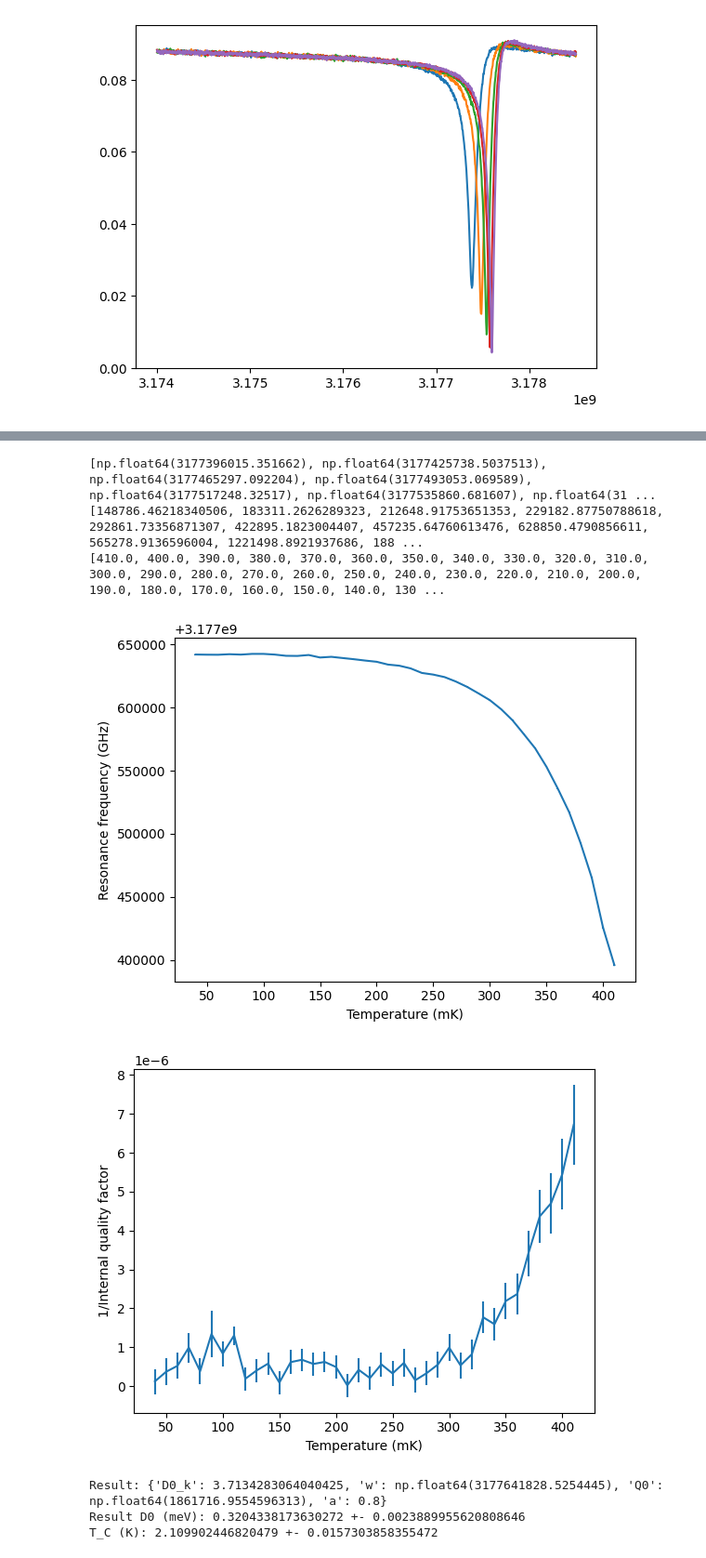
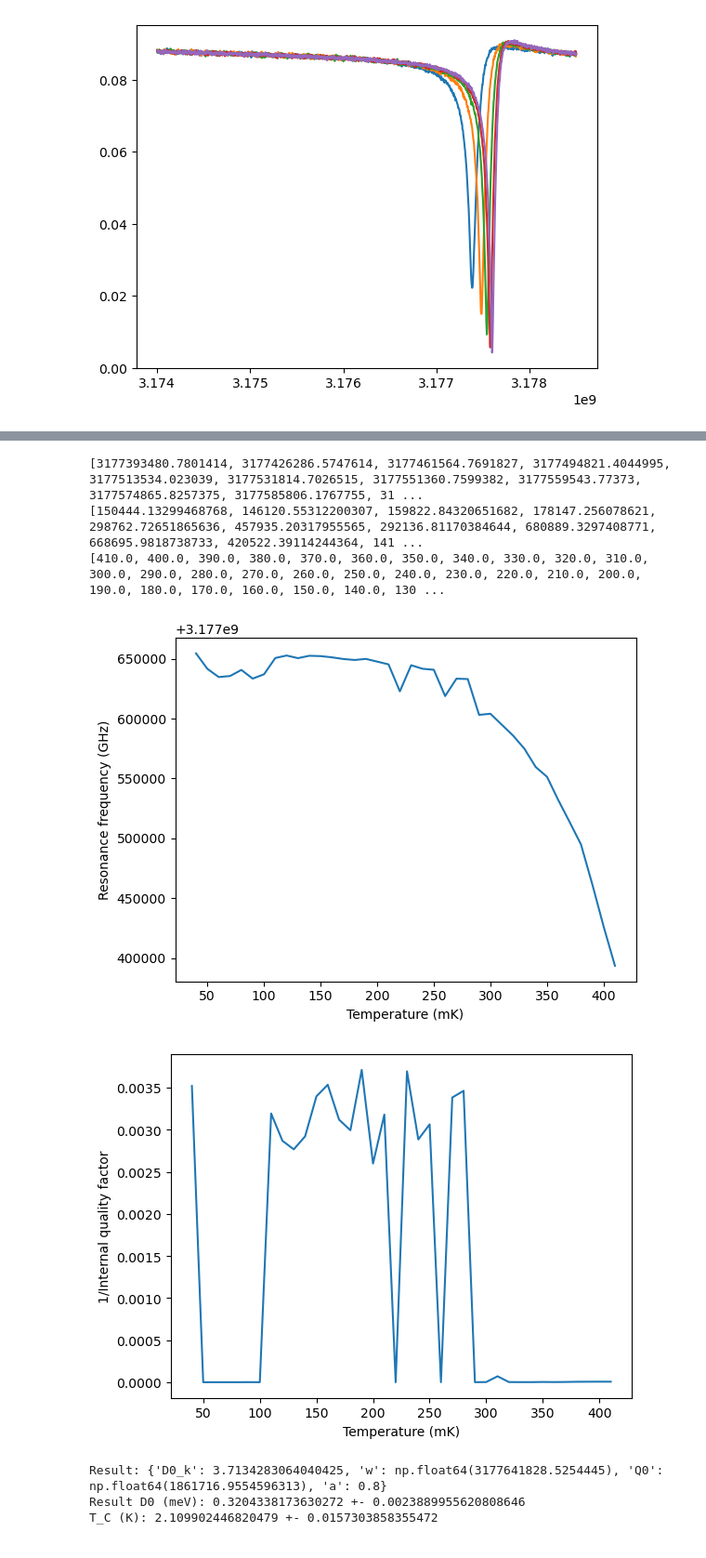
Before and after one commit to biqute/QTLab2425, a Jupyter notebook: IRdetection/Analysis/fitting_resonances_gap.ipynb, the cells around one changed output, grey strips where cells are left out. Shown at 93% size. Saved outputs shown, nothing was run; the diff lists cells and outputs as text; code cells hidden in the pictures.

```diff
--- a/IRdetection/Analysis/fitting_resonances_gap.ipynb
+++ b/IRdetection/Analysis/fitting_resonances_gap.ipynb
@@ -56,6 +66,8 @@ result_fr = []
 err_fr = []
 result_Qi = []
 err_Qi = []
+result_Qt = []
+result_Qc = []
 
 initial_guess = {
     "f0": 17000, #0.1,
@@ -73,6 +85,14 @@ param_limits = {
     #'phi': (-20, 20),
     #'f0': (-1e6, 1e6),
     }
+
+nof_peaks = len(T)
+nrows = (nof_peaks + 4) // 5
+
+fig, ax = plt.subplots(nrows, 5, figsize=(30, nrows * 8), gridspec_kw={'hspace':0.4, 'wspace':0.3})
+row_iter = 0
+col_iter = 0
+pippo = 0
 
 for i in range(0, len(T)):
     f_i = f[int(i)]
@@ -98,16 +118,20 @@ for i in range(0, len(T)):
     fitter = Fitter(model_function=md.resonance_model,
                     param_names=["f0", "phi", "Qt", "Qc", "A", "B", "C", "D", "K", "fmin"],
                     data=fit_data,
-                    loss_function=LeastSquares,
+                    loss_manager=LeastSquares,
                     params_initial_guess=initial_guess,
-                    params_range=param_limits)
+                    params_range=param_limits
+                    )
 
-    fitter.model.set_fixed_params({"fmin": fmin})
+    # searcher = ResonancePeakSearcher(version="T")
+    # result = fitter.fit(searcher=searcher)
+
+    # fitter.model.set_fixed_params({"fmin": fmin})
     result = fitter.fit()
     result_dict = result.values.to_dict()
     err_dict = result.errors.to_dict()
 
-    result_fr.append(result_dict['f0'] + fmin)
+    result_fr.append(result_dict['f0'] + fmin)#searcher.params['fmin'])
     err_fr.append(err_dict['f0'])
 
     result_Qi.append(abs((1/result_dict['Qt']-1/result_dict['Qc'])**-1))
@@ -115,20 +139,42 @@ for i in range(0, len(T)):
     Qc = result_dict['Qc']
     err_Qi.append(np.sqrt((err_dict['Qt'] * Qt**-2)**2 + (err_dict['Qc'] * Qc**-2)**2) * ((1/Qt-1/Qc)**-2))
 
-    #print("Q_res" + str(i*2 + 40))
-    #print("Q_i: " + str(abs((1/result_dict['Qt']-1/result_dict['Qc'])**-1)))
+    result_Qc.append(result_dict['Qc'])
+    result_Qt.append(result_dict['Qt'])
+    # print("Q_res" + str(i*2 + 40))
+    # print("Q_i: " + str(abs((1/result_dict['Qt']-1/result_dict['Qc'])**-1)))
+    result_dict['fmin'] = fmin #searcher.params['fmin']
+    #print(f"Result: {result_dict}")
 
-    #print(f"Result: {result_dict}")
-    # grapher = fitPlotter(result, f_i, y_i, md.resonance_model)
-    # grapher.simple_plot()
+    plot_fit(fit_data, md.resonance_model, result_dict,
+                     title=f'{T[i]} mK',
+                     xlabel='Frequency (GHz)',
+                     ylabel='Amplitude (dBm)',
+                     palette=QSciencePalette,
+                     typography=QScienceTypography,
+                     ax=ax[row_iter, col_iter],
+                     rasterize_points=True)
+
+    if pippo > 37:
+        # delete ax
+        fig.delaxes(ax[row_iter, col_iter])
+
+    # update iterators - changed to 5 columns
+    col_iter += 1
+    pippo+=1
+    if col_iter >= 5:  # Changed from 8 to 5 columns
+        col_iter = 0
+        row_iter += 1
 
 
+plt.show()
 
 print(result_fr)
 print(result_Qi)
 print(T)
 
-plt.errorbar(T, result_fr, err_fr, linestyle='-', label='fr')
+plt.plot(T, result_fr, linestyle='-', label='fr')
+#plt.errorbar(T, result_fr, err_fr, linestyle='-', label='fr')
 plt.ylabel('Resonance frequency (GHz)')
 plt.xlabel('Temperature (mK)')
 plt.show()
@@ -136,7 +182,10 @@ plt.show()
 Qi_plot = 1/np.array(result_Qi)
 err_Qi_plot = err_Qi*np.array(result_Qi)**-2
 
-plt.errorbar(T, Qi_plot, err_Qi_plot, linestyle='-', label='Qi')
+plt.plot(T, Qi_plot, linestyle='-', label='Qi')
+# plt.plot(T, result_Qt, linestyle='-', color='r')
+# plt.plot(T, result_Qc, linestyle='-', color='g')
+#plt.errorbar(T, Qi_plot, err_Qi_plot, linestyle='-', label='Qi')
 plt.ylabel('1/Internal quality factor')
 plt.xlabel('Temperature (mK)')
 plt.show()
@@ -144,8 +194,8 @@ plt.show()
-[np.float64(3177396015.351662), np.float64(3177425738.5037513), np.float64(3177465297.092204), np.float64(3177493053.069589), np.float64(3177517248.32517), np.float64(3177535860.681607), np.float64(31 ...
-[148786.46218340506, 183311.2626289323, 212648.91753651353, 229182.87750788618, 292861.73356871307, 422895.1823004407, 457235.64760613476, 628850.4790856611, 565278.9136596004, 1221498.8921937686, 188 ...
+[3177393480.7801414, 3177426286.5747614, 3177461564.7691827, 3177494821.4044995, 3177513534.023039, 3177531814.7026515, 3177551360.7599382, 3177559543.77373, 3177574865.8257375, 3177585806.1767755, 31 ...
+[150444.13299468768, 146120.55312200307, 159822.84320651682, 178147.256078621, 298762.72651865636, 457935.20317955565, 292136.81170384644, 680889.3297408771, 668695.9818738733, 420522.39114244364, 141 ...
 [410.0, 400.0, 390.0, 380.0, 370.0, 360.0, 350.0, 340.0, 330.0, 320.0, 310.0, 300.0, 290.0, 280.0, 270.0, 260.0, 250.0, 240.0, 230.0, 220.0, 210.0, 200.0, 190.0, 180.0, 170.0, 160.0, 150.0, 140.0, 130 ...
-[figure, old version]
-[figure, old version]
+[figure, new version]
+[figure, added]
 # %%
 from scipy import constants as cs
 mask = (np.array(T)<250.0)
```
Also changed, not shown: parts of 3 cells of this notebook, 12 other files.
